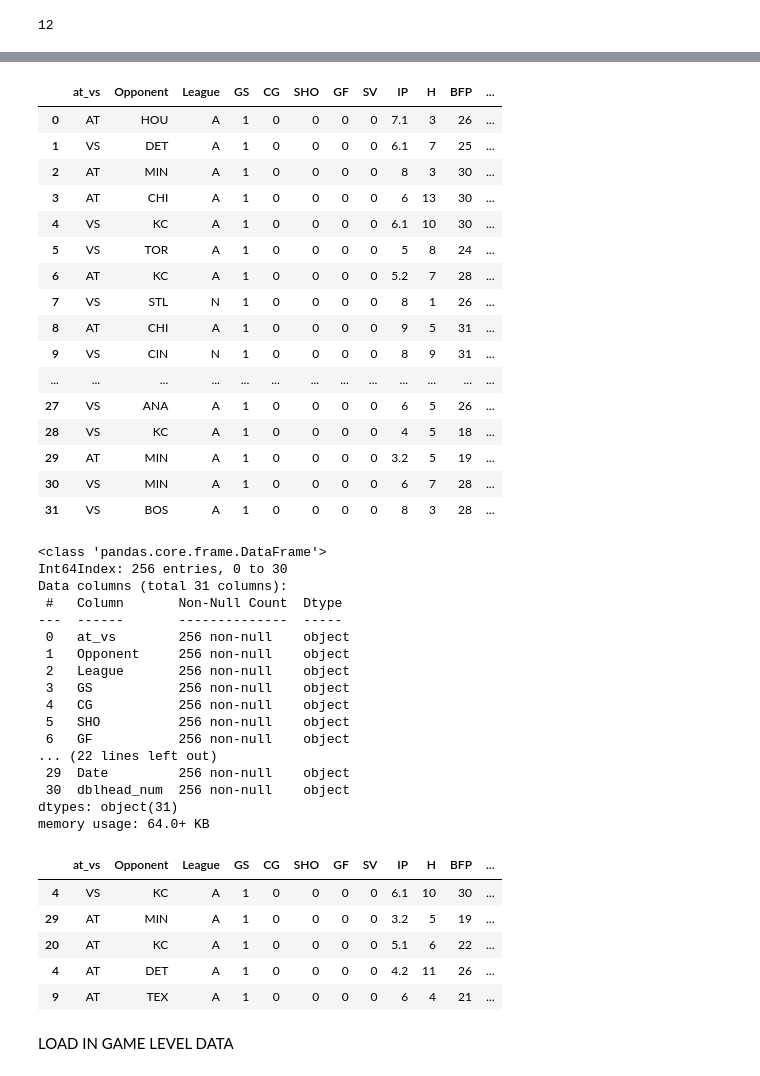
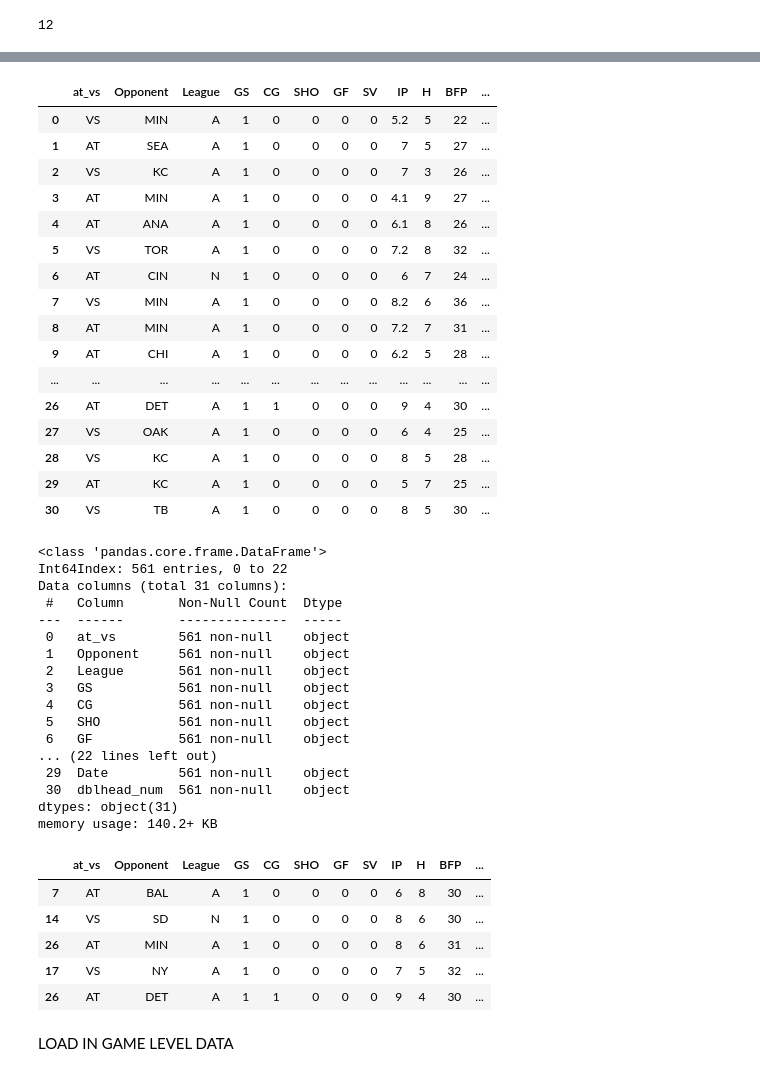
Before and after one commit to brbutler304/beatingVegas, a Jupyter notebook: 05a - Scraping Raw SP Data.ipynb, the cells around one changed output, grey strips where cells are left out. Saved outputs shown, nothing was run; the diff lists cells and outputs as text; code cells hidden in the pictures.

```diff
--- a/05a - Scraping Raw SP Data.ipynb
+++ b/05a - Scraping Raw SP Data.ipynb
@@ -25,7 +25,7 @@ import time
 from bs4 import BeautifulSoup
 import requests
 # %%
-url = 'https://www.retrosheet.org/boxesetc/2016/Kklubc0010062016.htm'
+url = 'https://www.retrosheet.org/boxesetc/2007/Ksabac0010072007.htm'
 page = requests.get(url)
 # %%
 soup = BeautifulSoup(page.content, 'html.parser')
@@ -238,5 +239,5 @@ get_season_pitching_data(url)
 # %%
-url = 'https://www.retrosheet.org/boxesetc/K/Pklubc001.htm'
+url = 'https://www.retrosheet.org/boxesetc/S/Psabac001.htm'
 page = requests.get(url)
 sup = BeautifulSoup(page.content, 'html.parser')
 sup
@@ -401,23 +422,23 @@ get_daily_season_links('klubc001')
 # %%
-get_season_pitching_data(get_daily_season_links('klubc001')[4])
+get_season_pitching_data(get_daily_season_links('sabac001')[4])
 # %% [output]
 |  | at_vs | Opponent | League | GS | CG | SHO | GF | SV | IP | H | BFP | ... |
-| 0 | AT | HOU | A | 1 | 0 | 0 | 0 | 0 | 7.1 | 3 | 26 | ... |
-| 1 | VS | DET | A | 1 | 0 | 0 | 0 | 0 | 6.1 | 7 | 25 | ... |
-| 2 | AT | MIN | A | 1 | 0 | 0 | 0 | 0 | 8 | 3 | 30 | ... |
-| 3 | AT | CHI | A | 1 | 0 | 0 | 0 | 0 | 6 | 13 | 30 | ... |
-| 4 | VS | KC | A | 1 | 0 | 0 | 0 | 0 | 6.1 | 10 | 30 | ... |
-| 5 | VS | TOR | A | 1 | 0 | 0 | 0 | 0 | 5 | 8 | 24 | ... |
-| 6 | AT | KC | A | 1 | 0 | 0 | 0 | 0 | 5.2 | 7 | 28 | ... |
-| 7 | VS | STL | N | 1 | 0 | 0 | 0 | 0 | 8 | 1 | 26 | ... |
-| 8 | AT | CHI | A | 1 | 0 | 0 | 0 | 0 | 9 | 5 | 31 | ... |
-| 9 | VS | CIN | N | 1 | 0 | 0 | 0 | 0 | 8 | 9 | 31 | ... |
+| 0 | VS | MIN | A | 1 | 0 | 0 | 0 | 0 | 5.2 | 5 | 22 | ... |
+| 1 | AT | SEA | A | 1 | 0 | 0 | 0 | 0 | 7 | 5 | 27 | ... |
+| 2 | VS | KC | A | 1 | 0 | 0 | 0 | 0 | 7 | 3 | 26 | ... |
+| 3 | AT | MIN | A | 1 | 0 | 0 | 0 | 0 | 4.1 | 9 | 27 | ... |
+| 4 | AT | ANA | A | 1 | 0 | 0 | 0 | 0 | 6.1 | 8 | 26 | ... |
+| 5 | VS | TOR | A | 1 | 0 | 0 | 0 | 0 | 7.2 | 8 | 32 | ... |
+| 6 | AT | CIN | N | 1 | 0 | 0 | 0 | 0 | 6 | 7 | 24 | ... |
+| 7 | VS | MIN | A | 1 | 0 | 0 | 0 | 0 | 8.2 | 6 | 36 | ... |
+| 8 | AT | MIN | A | 1 | 0 | 0 | 0 | 0 | 7.2 | 7 | 31 | ... |
+| 9 | AT | CHI | A | 1 | 0 | 0 | 0 | 0 | 6.2 | 5 | 28 | ... |
 | ... | ... | ... | ... | ... | ... | ... | ... | ... | ... | ... | ... | ... |
-| 27 | VS | ANA | A | 1 | 0 | 0 | 0 | 0 | 6 | 5 | 26 | ... |
-| 28 | VS | KC | A | 1 | 0 | 0 | 0 | 0 | 4 | 5 | 18 | ... |
-| 29 | AT | MIN | A | 1 | 0 | 0 | 0 | 0 | 3.2 | 5 | 19 | ... |
-| 30 | VS | MIN | A | 1 | 0 | 0 | 0 | 0 | 6 | 7 | 28 | ... |
-| 31 | VS | BOS | A | 1 | 0 | 0 | 0 | 0 | 8 | 3 | 28 | ... |
+| 26 | AT | DET | A | 1 | 1 | 0 | 0 | 0 | 9 | 4 | 30 | ... |
+| 27 | VS | OAK | A | 1 | 0 | 0 | 0 | 0 | 6 | 4 | 25 | ... |
+| 28 | VS | KC | A | 1 | 0 | 0 | 0 | 0 | 8 | 5 | 28 | ... |
+| 29 | AT | KC | A | 1 | 0 | 0 | 0 | 0 | 5 | 7 | 25 | ... |
+| 30 | VS | TB | A | 1 | 0 | 0 | 0 | 0 | 8 | 5 | 30 | ... |
 # %%
 # Get all the data for a particular pitcher
 def get_full_pitching_data(pitcher_id):
@@ -431,32 +452,32 @@ ck_data = get_full_pitching_data('klubc001')
 # %%
-ck_data.info()
+cc_data.info()
 # %% [output]
 <class 'pandas.core.frame.DataFrame'>
-Int64Index: 256 entries, 0 to 30
+Int64Index: 561 entries, 0 to 22
 Data columns (total 31 columns):
  #   Column       Non-Null Count  Dtype
 ---  ------       --------------  -----
- 0   at_vs        256 non-null    object
- 1   Opponent     256 non-null    object
- 2   League       256 non-null    object
- 3   GS           256 non-null    object
- 4   CG           256 non-null    object
- 5   SHO          256 non-null    object
- 6   GF           256 non-null    object
+ 0   at_vs        561 non-null    object
+ 1   Opponent     561 non-null    object
+ 2   League       561 non-null    object
+ 3   GS           561 non-null    object
+ 4   CG           561 non-null    object
+ 5   SHO          561 non-null    object
+ 6   GF           561 non-null    object
 ... (22 lines left out)
- 29  Date         256 non-null    object
- 30  dblhead_num  256 non-null    object
+ 29  Date         561 non-null    object
+ 30  dblhead_num  561 non-null    object
 dtypes: object(31)
-memory usage: 64.0+ KB
+memory usage: 140.2+ KB
 # %%
-ck_data.sample(5)
+cc_data.sample(5)
 # %% [output]
 |  | at_vs | Opponent | League | GS | CG | SHO | GF | SV | IP | H | BFP | ... |
-| 4 | VS | KC | A | 1 | 0 | 0 | 0 | 0 | 6.1 | 10 | 30 | ... |
-| 29 | AT | MIN | A | 1 | 0 | 0 | 0 | 0 | 3.2 | 5 | 19 | ... |
-| 20 | AT | KC | A | 1 | 0 | 0 | 0 | 0 | 5.1 | 6 | 22 | ... |
-| 4 | AT | DET | A | 1 | 0 | 0 | 0 | 0 | 4.2 | 11 | 26 | ... |
-| 9 | AT | TEX | A | 1 | 0 | 0 | 0 | 0 | 6 | 4 | 21 | ... |
+| 7 | AT | BAL | A | 1 | 0 | 0 | 0 | 0 | 6 | 8 | 30 | ... |
+| 14 | VS | SD | N | 1 | 0 | 0 | 0 | 0 | 8 | 6 | 30 | ... |
+| 26 | AT | MIN | A | 1 | 0 | 0 | 0 | 0 | 8 | 6 | 31 | ... |
+| 17 | VS | NY | A | 1 | 0 | 0 | 0 | 0 | 7 | 5 | 32 | ... |
+| 26 | AT | DET | A | 1 | 1 | 0 | 0 | 0 | 9 | 4 | 30 | ... |
 # %% [markdown]
 LOAD IN GAME LEVEL DATA
 # %%
```
Also changed, not shown: parts of 24 cells of this notebook, 18 other files.
